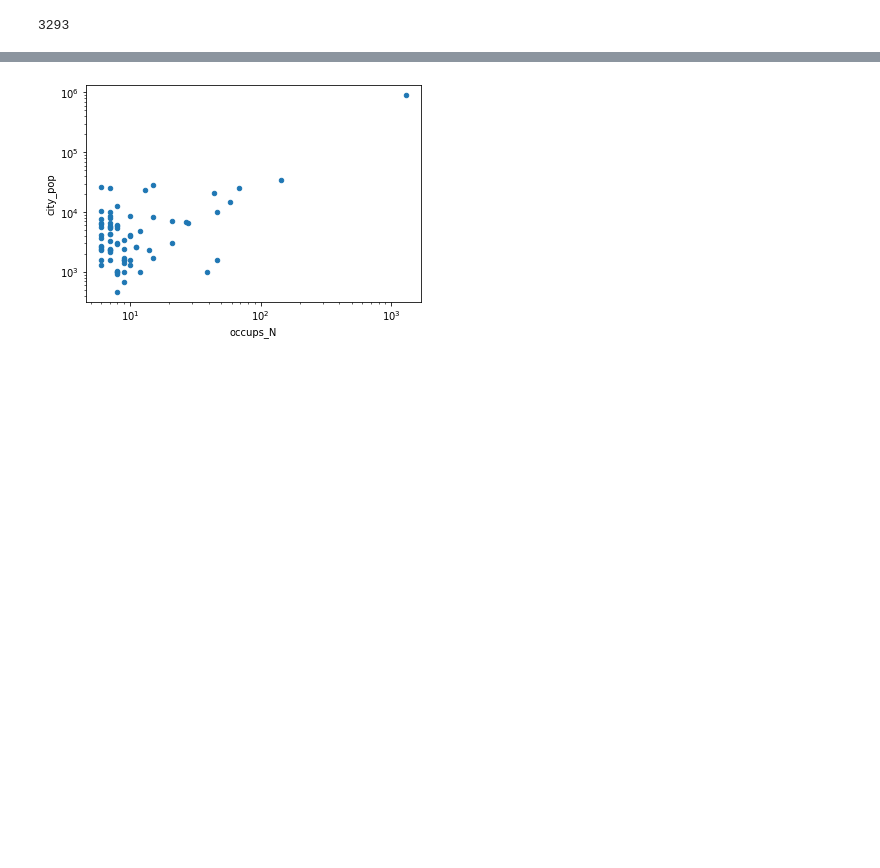
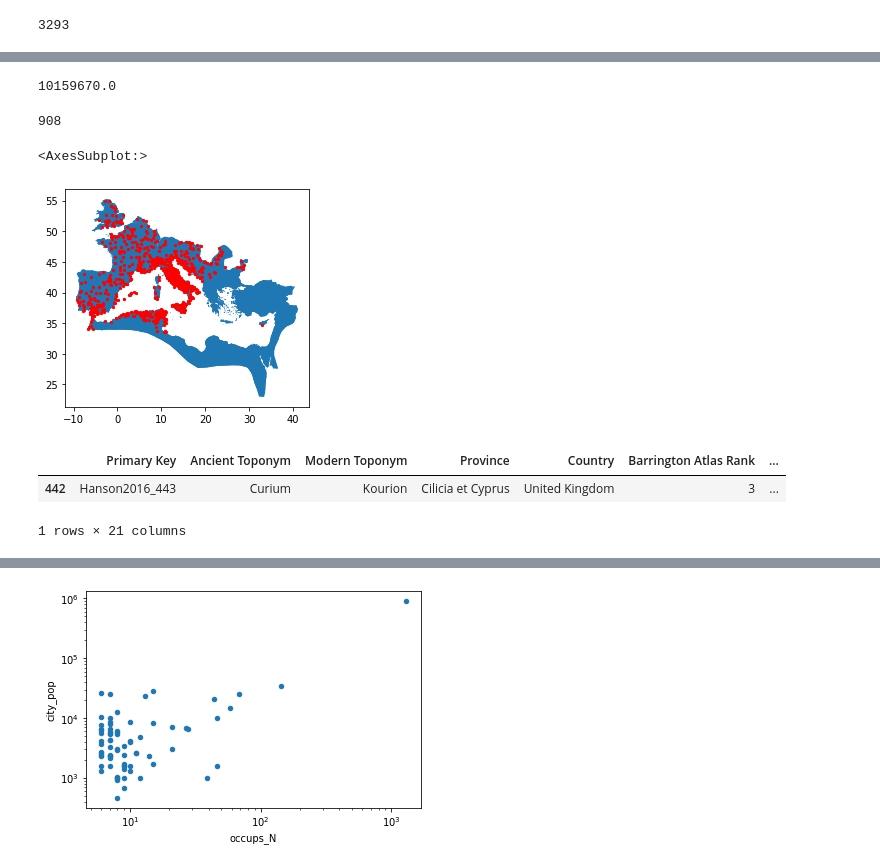
Before and after one commit to sdam-au/social_diversity, a Jupyter notebook: scripts/5_OCCUPS-TIGHTNESS.ipynb, the cells around one changed output, grey strips where cells are left out. Saved outputs shown, nothing was run; the diff lists cells and outputs as text; code cells hidden in the pictures; blank space fills up the shorter version.

Commit message:
cities vs inscriptions

```diff
--- a/scripts/5_OCCUPS-TIGHTNESS.ipynb
+++ b/scripts/5_OCCUPS-TIGHTNESS.ipynb
@@ -64,4 +58,5 @@ len(occups_cities)
 # %%
-cities_pop = gpd.read_file("../data/roman_cities_pop.geojson", driver="GeoJSON")
-cities_pop
+# import Hanson's dataset of cities
+cities_hanson = gpd.read_file("../data/roman_cities_pop.geojson", driver="GeoJSON")
+len(cities_hanson)
 # %% [output]
@@ -87,0 +80,26 @@ cities_occups_pops = cities_occups_pops[cities_occups_pops["Country"]=="Italy"]
+# %%
+cities_hanson["pop_est"].sum()
+# %% [output]
+10159670.0
+# %%
+# select modern countries with Latin
+countries_latin = ["Tunisia", "Italy", "Switzerland", "France", 'Spain', 'United Kingdom', 'Romania', 'Croatia', 'Montenegro', 'Bosnia and Herzegovina', 'Serbia', 'Germany', 'Belgium', 'Netherlands', 'Portugal', 'Slovenia', 'Algeria', 'Morocco', 'Kosovo', 'Austria', 'Hungary']
+# use these countries to filter for cities
+cities_latin = cities_pop[cities_pop["Country"].isin(countries_latin)]
+len(cities_latin)
+# %% [output]
+908
+# %%
+fig, ax = plt.subplots()
+pleiades_regions.plot(ax=ax)
+cities_latin.plot(ax=ax, color="red", markersize=5)
+# %% [output]
+<AxesSubplot:>
+[figure, added]
+# %%
+# The city on Cyprus is Curium, which is now under the control of United Kingdom
+cities_latin[cities_latin["Ancient Toponym"] == "Curium"]
+# %% [output]
+|  | Primary Key | Ancient Toponym | Modern Toponym | Province | Country | Barrington Atlas Rank | ... |
+| 442 | Hanson2016_443 | Curium | Kourion | Cilicia et Cyprus | United Kingdom | 3 | ... |
+1 rows × 21 columns
```
Also changed, not shown: parts of 38 cells of this notebook.
